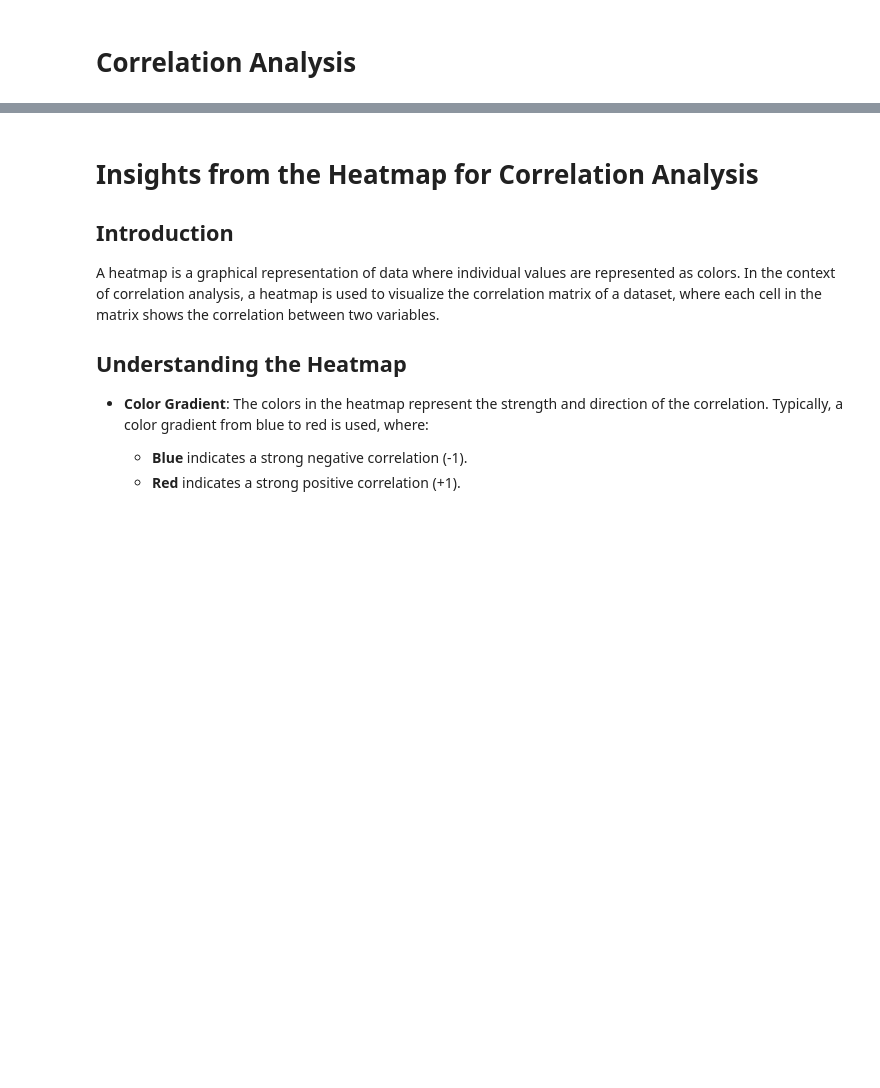
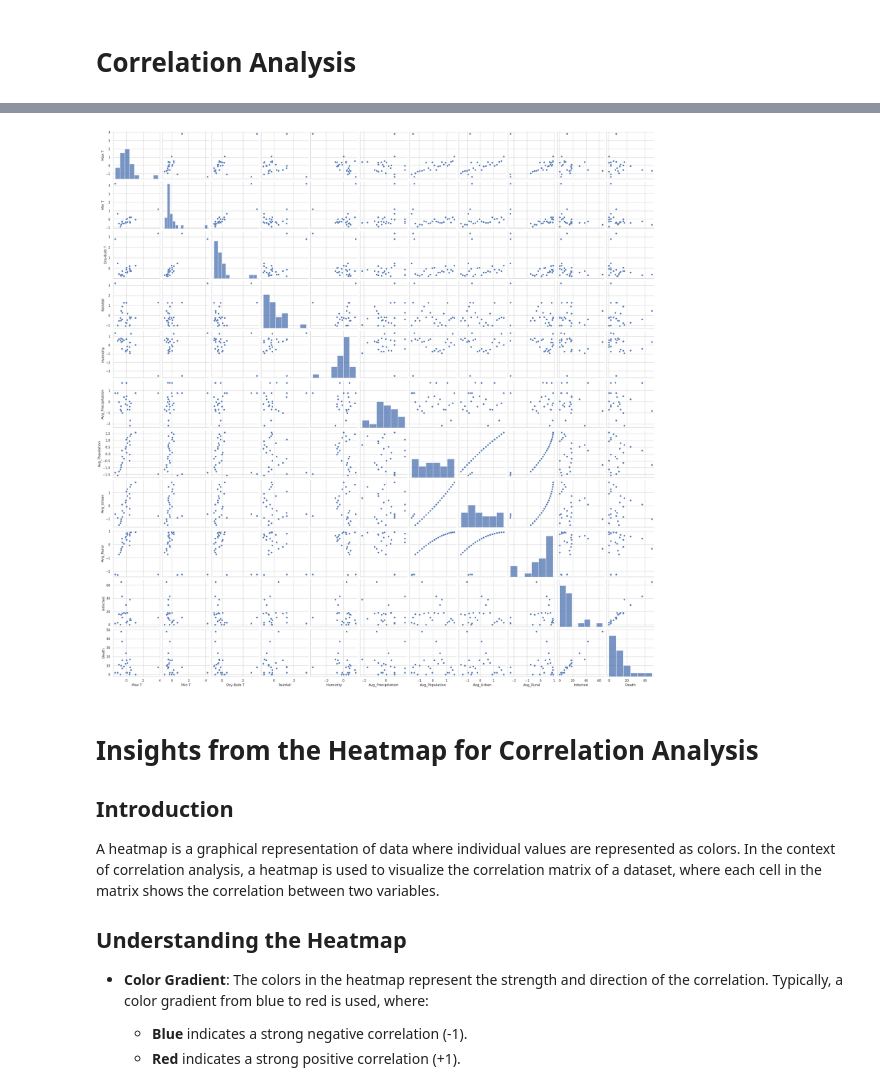
Before and after one commit to awnonbhowmik/NiV-Data-Analysis, a Jupyter notebook: new_analysis.ipynb, the cells around one changed output, grey strips where cells are left out. Saved outputs shown, nothing was run; the diff lists cells and outputs as text; code cells hidden in the pictures; blank space fills up the shorter version.

```diff
--- a/new_analysis.ipynb
+++ b/new_analysis.ipynb
@@ -524,3 +631,10 @@ plt.show()
+# %%
+import seaborn as sns
+
+sns.pairplot(normalized_data)
+plt.show()
+# %% [output]
+[figure, added]
 # %% [markdown]
 # Insights from the Heatmap for Correlation Analysis
 
```
Also changed, not shown: parts of 8 cells of this notebook, 12 other files.
